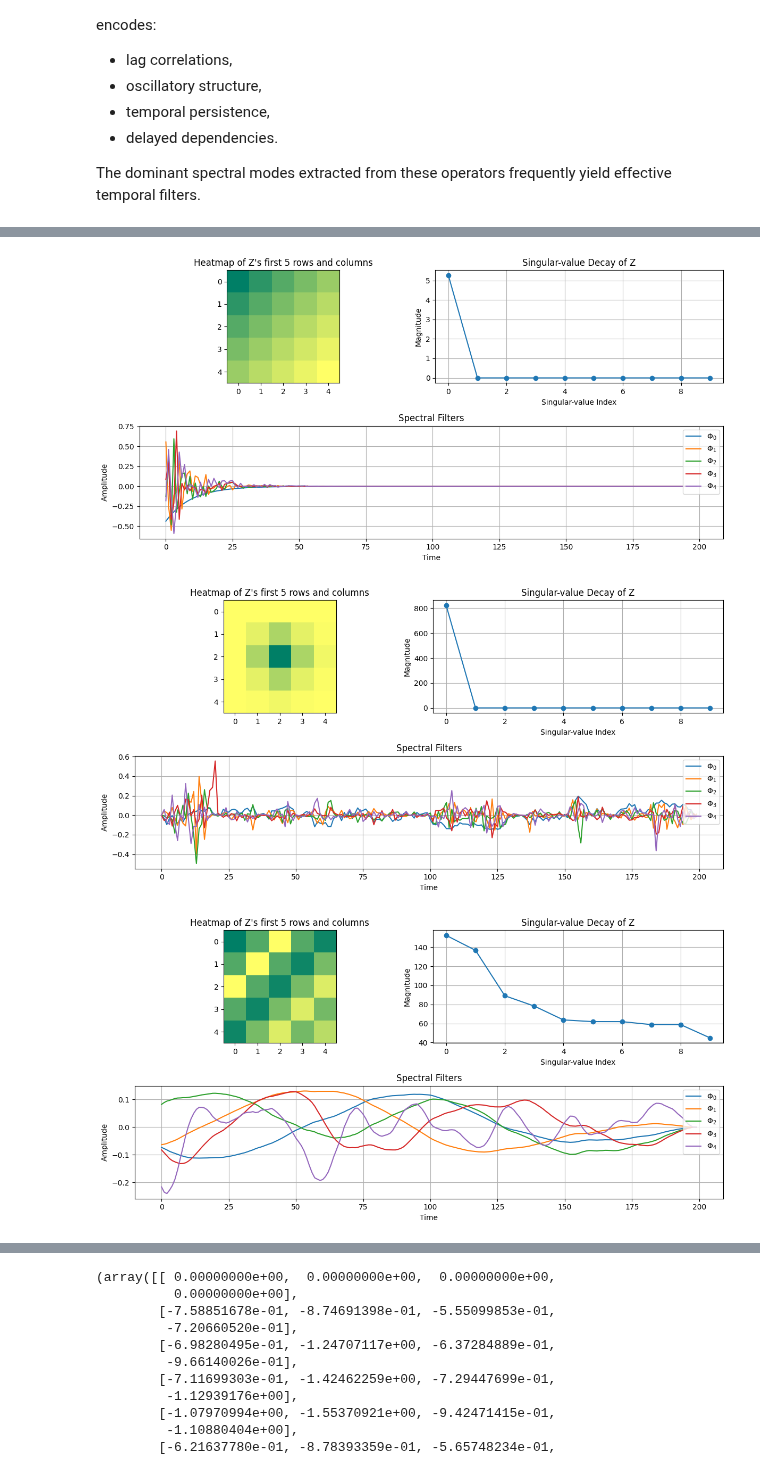
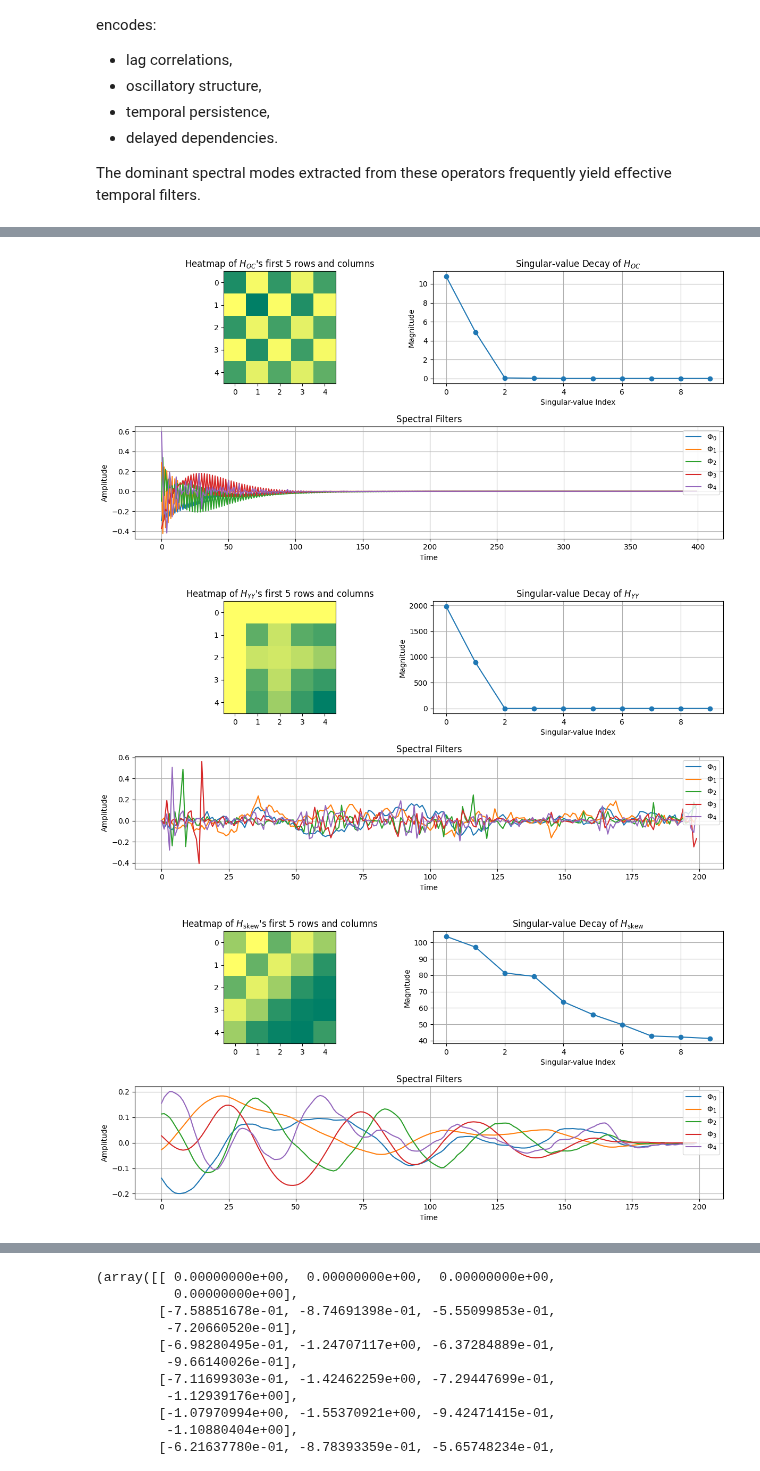
Before and after one commit to RicksonMonteiroML/spectral-Filtering-with-vaw, a Jupyter notebook: notebooks/00_introduction_spectral_filtering_with_vaw.ipynb, the cells around one changed output, grey strips where cells are left out. Cells and saved outputs as stored; diff of their text form; code cells hidden in the pictures.

Commit message:
implement plot and spectral analysis of the three matrices + estimated trajectories in multidim

```diff
--- a/notebooks/00_introduction_spectral_filtering_with_vaw.ipynb
+++ b/notebooks/00_introduction_spectral_filtering_with_vaw.ipynb
@@ -1822,4 +1824,24 @@ These constructions correspond to progressively weaker assumptions about knowled
 # %%
+# Stable coupled system
+A = np.array([
+    [0.92, 0.05, 0.00, 0.00],
+    [0.00, 0.88, 0.04, 0.00],
+    [0.00, 0.00, 0.90, 0.03],
+    [0.02, 0.00, 0.00, 0.85],
+])
+
+B = np.array([
+    [1.0, 0.0],
+    [0.0, 1.0],
+    [0.5, 0.2],
+    [0.1, 0.8],
+])
+
+C = np.array([
+    [1.0, 0.0, 0.5, 0.0],
+    [0.0, 1.0, 0.0, 0.5],
+])
+
 def rollout(A, B, C, T, noise_std=0.0):
     n, _ = A.shape
     _, q = B.shape
@@ -1830,38 +1852,36 @@ def rollout(A, B, C, T, noise_std=0.0):
     u = np.random.randn(T, q)
 
     y = np.zeros((T, r))
 
     for t in range(T):
         x[t + 1] = A @ x[t] + B @ u[t]
 
         if noise_std > 0:
             x[t + 1] += noise_std * np.random.randn(n)
 
         y[t] = C @ x[t]
 
     return x, u, y
 
 T = 200
 
 x, u, y = rollout(A, B, C, T=T, noise_std=0.01)
 
 signal = y[:, 0]
 
 H_oc = hankel_operator(A, B, C, T)
-
 H_yy = output_autocorrelation(y)
-
 H_sk = skewed_diagonal(signal, T)
 
 # get filter banks
 filters_oc = spectral_analysis(H_oc)
 filters_yy = spectral_analysis(H_yy)
 filters_sk = spectral_analysis(H_sk)
 
-display_hankel_matrix(H_oc, filters_oc["singular_values"], filters_oc["left_singular_vectors"], plotting_singular_values=True)
-display_hankel_matrix(H_yy, filters_yy["singular_values"], filters_yy["left_singular_vectors"], plotting_singular_values=True)
-display_hankel_matrix(H_sk, filters_sk["singular_values"], filters_sk["left_singular_vectors"], plotting_singular_values=True)
+display_hankel_matrix(H_oc, filters_oc["singular_values"], filters_oc["left_singular_vectors"], plotting_singular_values=True, mat_name="$H_{OC}$")
+display_hankel_matrix(H_yy, filters_yy["singular_values"], filters_yy["left_singular_vectors"], plotting_singular_values=True, mat_name="$H_{YY}$")
+display_hankel_matrix(H_sk, filters_sk["singular_values"], filters_sk["left_singular_vectors"], plotting_singular_values=True, mat_name="$H_{\\text{skew}}$")
 # %% [output]
-[figure, old version]
+[figure, new version]
-[figure, old version]
+[figure, new version]
-[figure, old version]
+[figure, new version]
```
Also changed, not shown: parts of 6 cells of this notebook.
